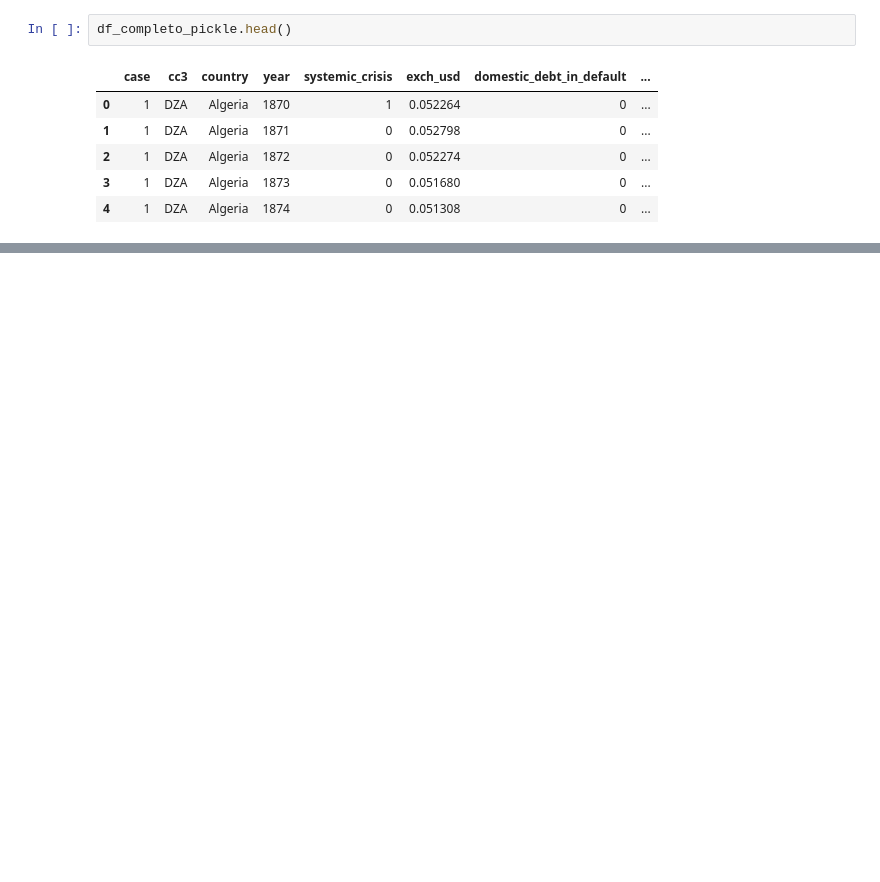
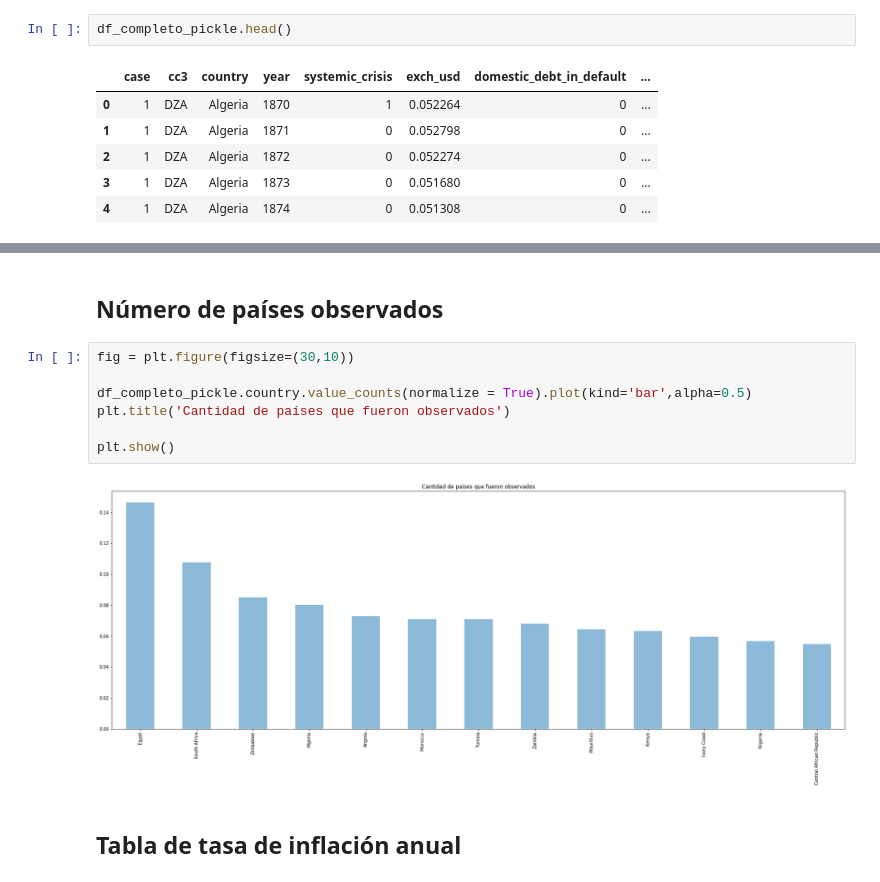
Before and after one commit to 2019-B-GR1-Python/py-silva-garcia-andrea-guiomar, a Jupyter notebook: Deberes/Informe_dataset/Informe_dataset.ipynb, the cells around one changed output, grey strips where cells are left out. Cells and saved outputs as stored; diff of their text form; blank space fills up the shorter version.

```diff
--- a/Deberes/Informe_dataset/Informe_dataset.ipynb
+++ b/Deberes/Informe_dataset/Informe_dataset.ipynb
@@ -51,0 +108,13 @@ df_completo_pickle.head()
+# %% [markdown]
+## Número de países observados
+# %%
+fig = plt.figure(figsize=(30,10))
+
+df_completo_pickle.country.value_counts(normalize = True).plot(kind='bar',alpha=0.5)
+plt.title('Cantidad de países que fueron observados')
+
+plt.show()
+# %% [output]
+[figure, added]
+# %% [markdown]
+## Tabla de tasa de inflación anual
```
Also changed, not shown: parts of 40 cells of this notebook, 4 other files.
